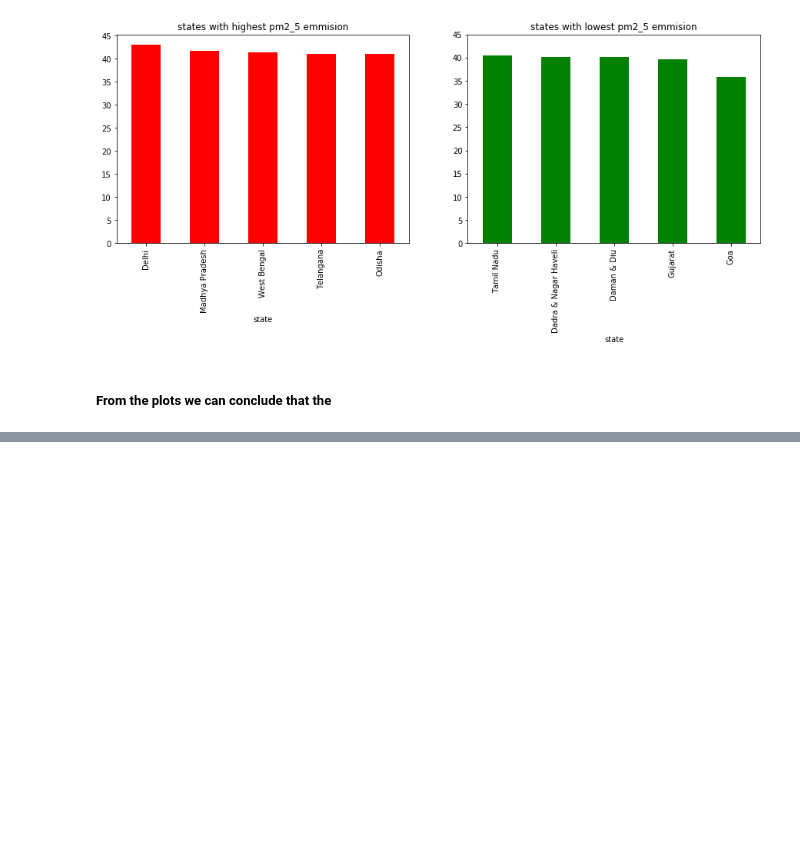
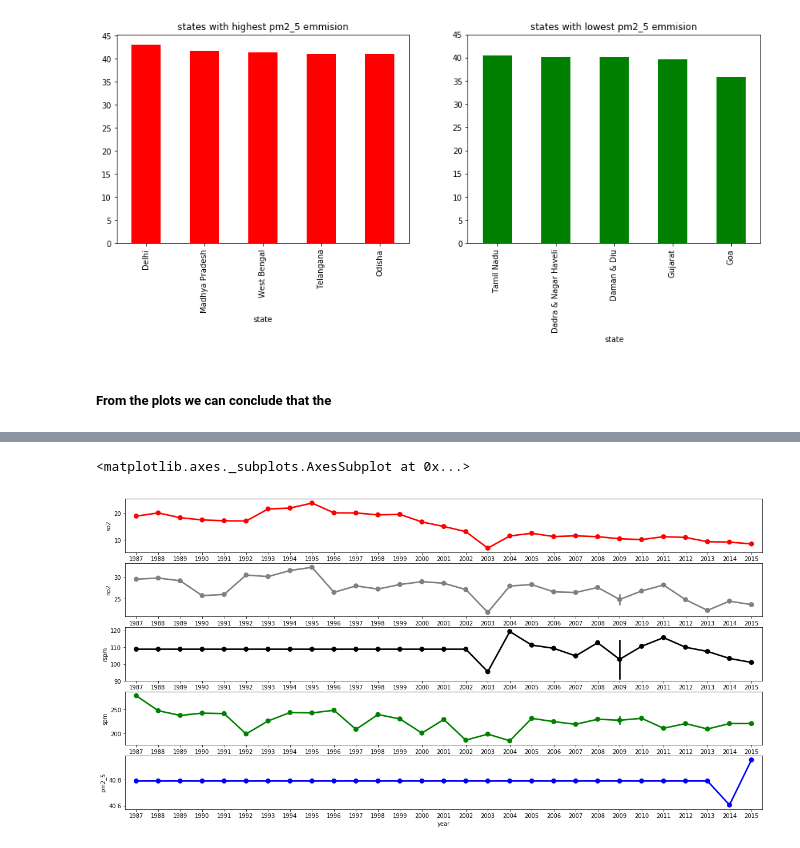
Before and after one commit to Pratham1807/India_Air_Quality, a Jupyter notebook: AirQuality(INDIA).ipynb, the cells around one changed output, grey strips where cells are left out. Drawn from its saved outputs; the diff is of its cells as text; code cells hidden in the pictures; blank space fills up the shorter version.

```diff
--- a/AirQuality(INDIA).ipynb
+++ b/AirQuality(INDIA).ipynb
@@ -439,0 +490,4 @@ plt.show()
+# %%
+#adding a new year column
+df['year'] = pd.to_datetime(df['date'],format='%Y-%m-%d').dt.year
+df.head()
@@ -439,0 +503,5 @@ plt.show()
+# %%
+imputer = Imputer(missing_values = 'NaN', strategy = 'mean', axis = 0)
+imputer = imputer.fit(df[['year']].values)
+df[['year']] = imputer.transform(df[['year']].values)
+df.info()
@@ -439,0 +524,3 @@ plt.show()
+# %%
+x = df[['so2', 'no2', 'rspm', 'spm', 'pm2_5','year']].groupby('year').mean().reset_index().sort_values(by='year',ascending=False)
+x.head()
@@ -439,0 +546,13 @@ plt.show()
+# %%
+x['year'] = x['year'].astype(int)
+# %%
+fig ,axarr = plt.subplots(5,1,figsize=(20,10),squeeze=False)
+
+sns.pointplot(x='year', y='so2', data=x[['year','so2']], color='red', ax=axarr[0][0],xticks=range(1987,2015,3))
+sns.pointplot(x='year', y='no2', data=x[['year','no2']], color='grey', ax=axarr[1][0],xticks=range(1987,2015,3))
+sns.pointplot(x='year', y='rspm', data=x[['year','rspm']], color='black', ax=axarr[2][0],xticks=range(1987,2015,3))
+sns.pointplot(x='year', y='spm', data=x[['year','spm']], color='green', ax=axarr[3][0],xticks=range(1987,2015,3))
+sns.pointplot(x='year', y='pm2_5', data=x[['year','pm2_5']], color='blue', ax=axarr[4][0],xticks=range(1987,2015,3))
+# %% [output]
+<matplotlib.axes._subplots.AxesSubplot at 0x...>
+[figure, added]
```
Also changed, not shown: parts of 17 cells of this notebook, 2 other files.
